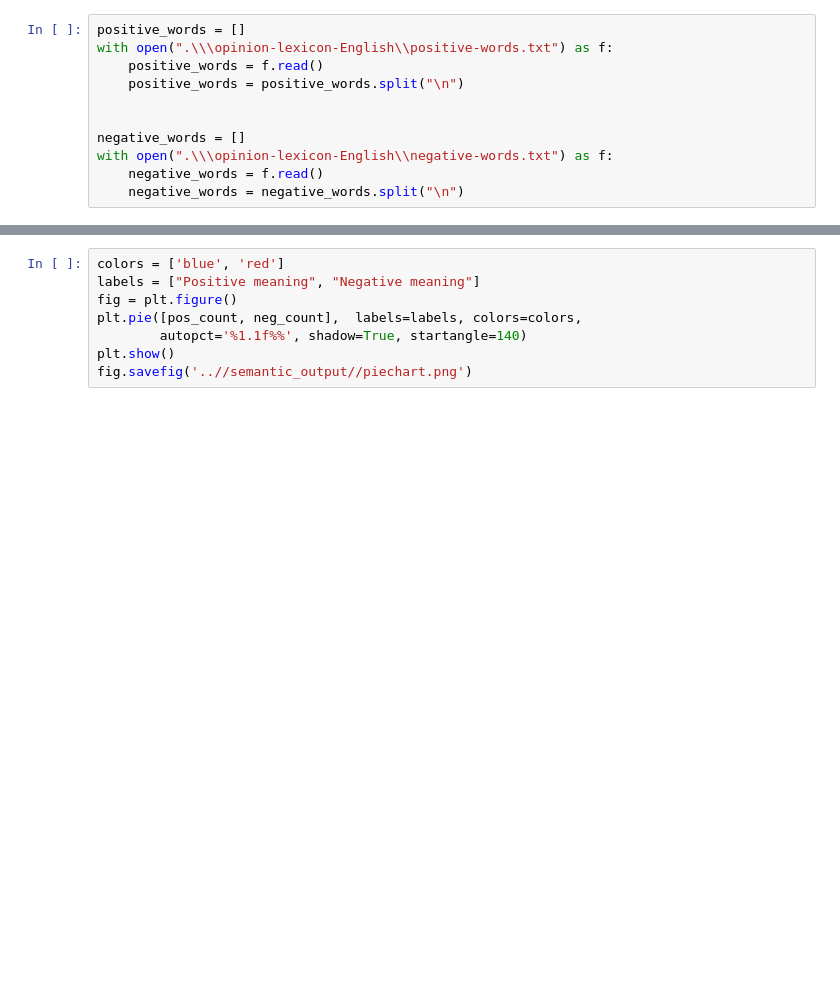
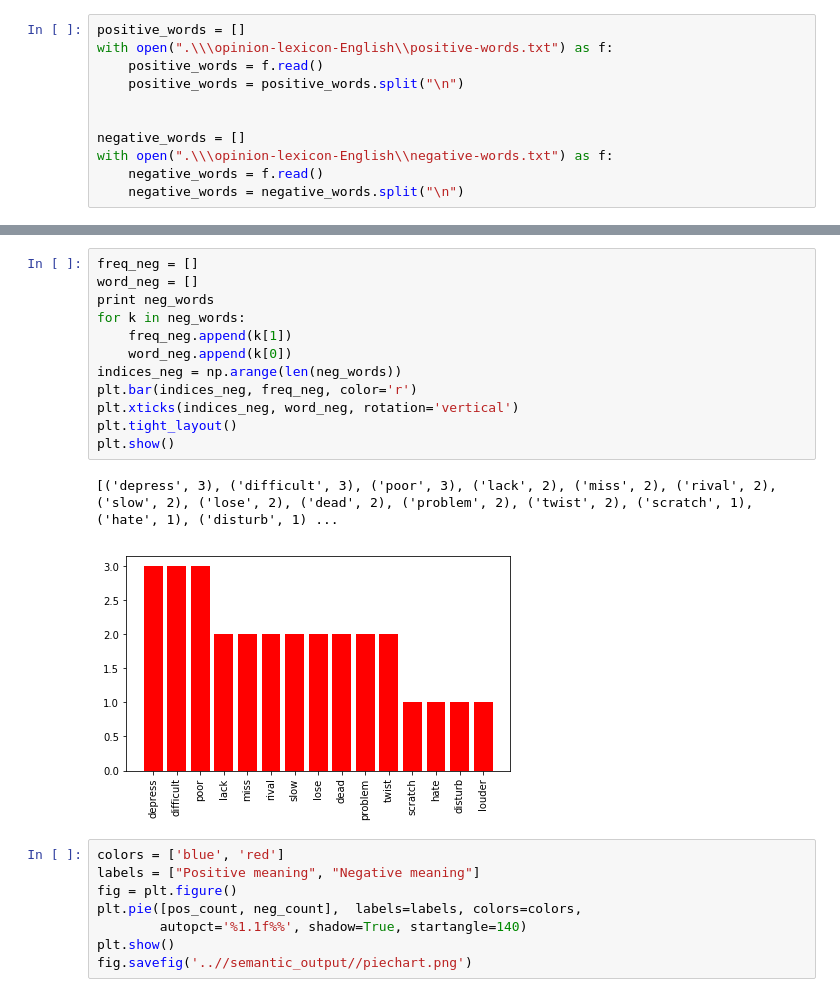
Before and after one commit to anitera/twitter_response, a Jupyter notebook: semantic_analysis/Hackathon.ipynb, the cells around one changed output, grey strips where cells are left out. Drawn from its saved outputs; the diff is of its cells as text; blank space fills up the shorter version.

```diff
--- a/semantic_analysis/Hackathon.ipynb
+++ b/semantic_analysis/Hackathon.ipynb
@@ -106,3 +150,18 @@ True
+# %%
+freq_neg = []
+word_neg = []
+print neg_words
+for k in neg_words:
+    freq_neg.append(k[1])
+    word_neg.append(k[0])
+indices_neg = np.arange(len(neg_words))
+plt.bar(indices_neg, freq_neg, color='r')
+plt.xticks(indices_neg, word_neg, rotation='vertical')
+plt.tight_layout()
+plt.show()
+# %% [output]
+[('depress', 3), ('difficult', 3), ('poor', 3), ('lack', 2), ('miss', 2), ('rival', 2), ('slow', 2), ('lose', 2), ('dead', 2), ('problem', 2), ('twist', 2), ('scratch', 1), ('hate', 1), ('disturb', 1) ...
+[figure, added]
 # %%
 colors = ['blue', 'red']
 labels = ["Positive meaning", "Negative meaning"]
```
Also changed, not shown: parts of 5 cells of this notebook, 2 other files.
